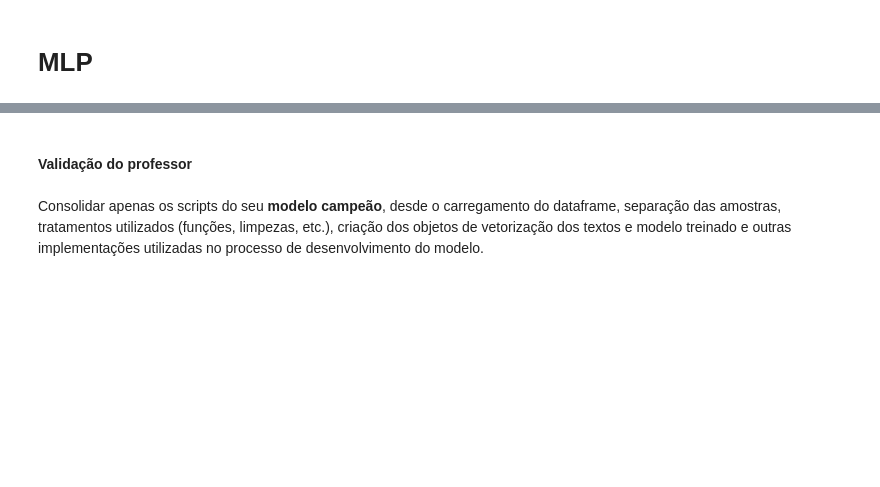
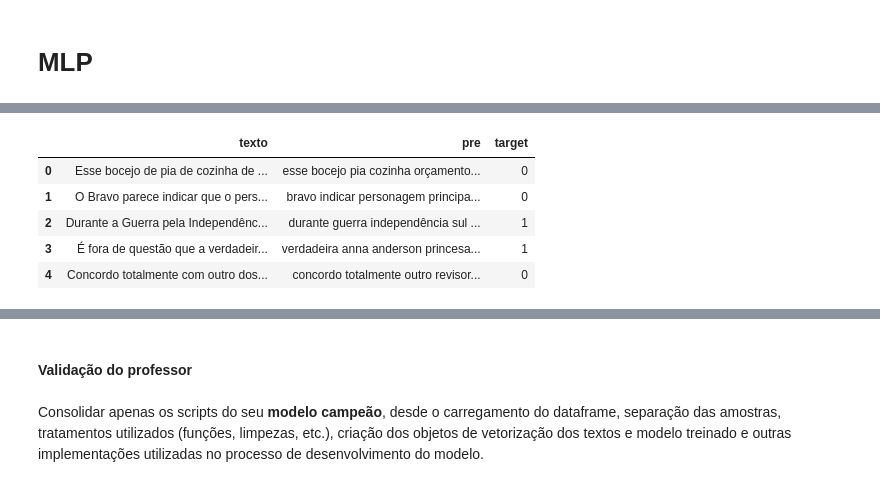
Before and after one commit to hgf777-br/trabalho-final---PLN, a Jupyter notebook: TrabalhoFinal_NLP_HGF.ipynb, the cells around one changed output, grey strips where cells are left out. Drawn from its saved outputs; the diff is of its cells as text; code cells hidden in the pictures; blank space fills up the shorter version.

```diff
--- a/TrabalhoFinal_NLP_HGF.ipynb
+++ b/TrabalhoFinal_NLP_HGF.ipynb
@@ -286,5 +343,6 @@ plt.show()
 # %%
 #df.to_csv("./data/criticas.csv")
 df = pd.read_csv('../criticas.csv')
+df = df.drop(['Unnamed: 0', 'codigo'], axis=1)
 # %%
 df.head(10)
@@ -821,7 +974,14 @@ df.head()
 # %%
 df_mlp = df[['texto', 'pre']].copy()
-df_mlp['target'] = [0 if x == 'pos' else 1 for x in df.sentimento]
+df_mlp['target'] = [0 if x == 'neg' else 1 for x in df.sentimento]
 df_mlp.head()
+# %% [output]
+|  | texto | pre | target |
+| 0 | Esse bocejo de pia de cozinha de ... | esse bocejo pia cozinha orçamento... | 0 |
+| 1 | O Bravo parece indicar que o pers... | bravo indicar personagem principa... | 0 |
+| 2 | Durante a Guerra pela Independênc... | durante guerra independência sul ... | 1 |
+| 3 | É fora de questão que a verdadeir... | verdadeira anna anderson princesa... | 1 |
+| 4 | Concordo totalmente com outro dos... | concordo totalmente outro revisor... | 0 |
 # %%
 # dividindo com 20% para o treino e random state = 42
 df_treino_mlp, df_teste_mlp = train_test_split(
```
Also changed, not shown: parts of 81 cells of this notebook.
